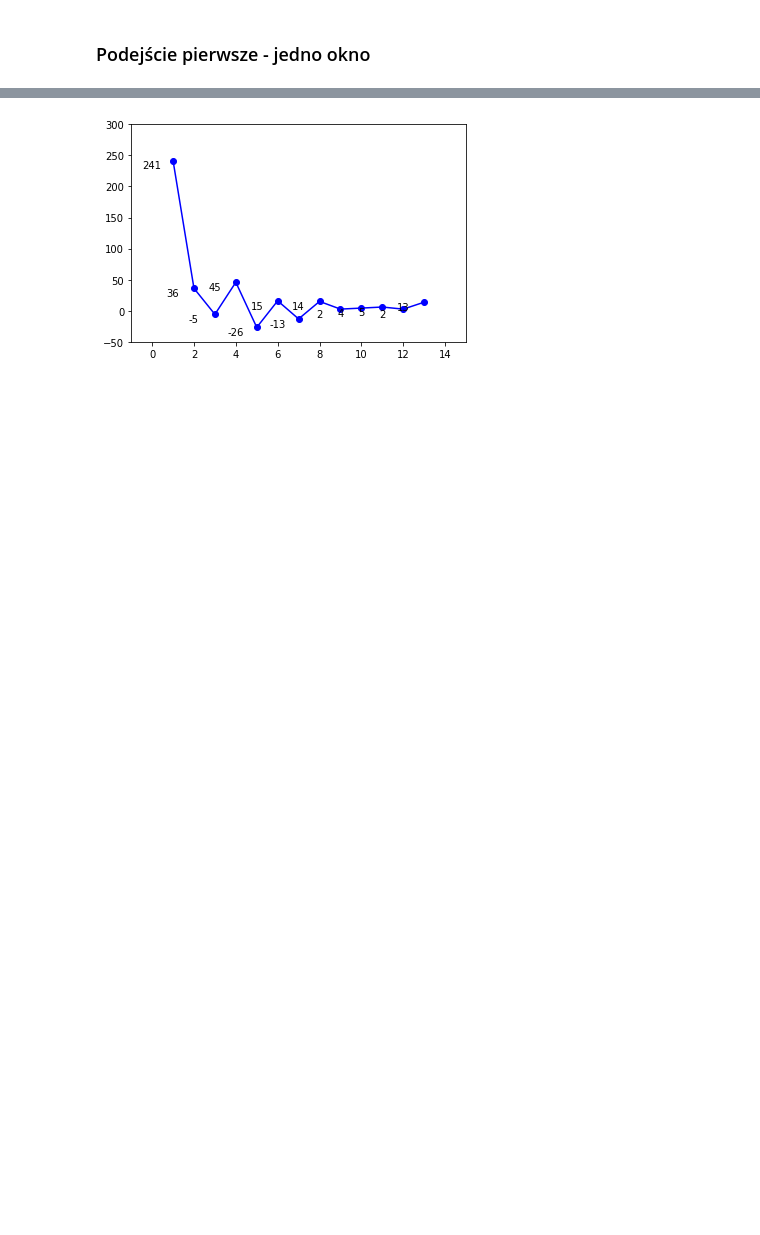
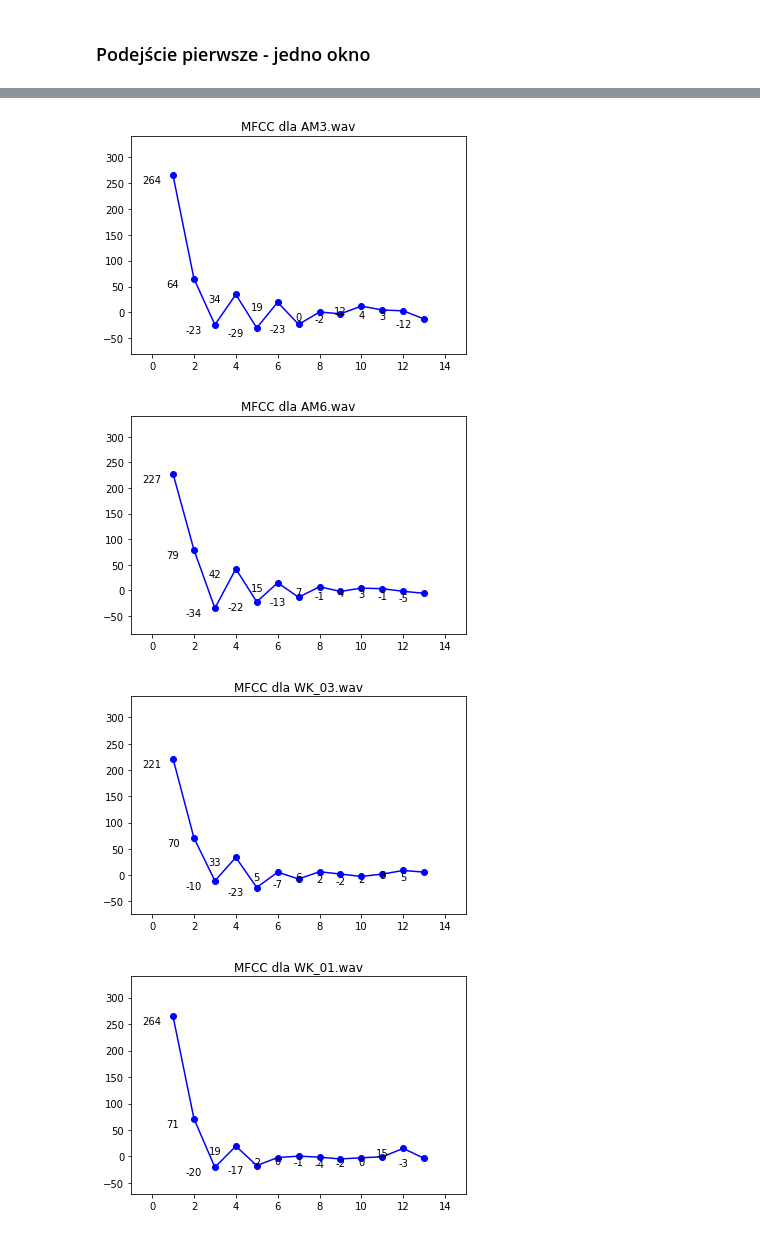
Before and after one commit to wkulczi/spykerrecog, a Jupyter notebook: dtw/knn.ipynb, the cells around one changed output, grey strips where cells are left out. Cells and saved outputs as stored; diff of their text form; code cells hidden in the pictures; blank space fills up the shorter version.

```diff
--- a/dtw/knn.ipynb
+++ b/dtw/knn.ipynb
@@ -13,3 +13,5 @@ for signal in signals:
                                           n_fft = len(signal["signal"])+256,
                                           hop_length = len(signal["signal"])+256,
                                           win_length = len(signal["signal"])+256)
+# %%
+czterysygnaly = [x for x in signals if x['label']=="AM"][:2] + [x for x in signals if x['label']=="WK"][:2]
@@ -16,21 +23,29 @@ for signal in signals:
+# %%
+for sig in czterysygnaly:
+    drawDiagram(sig["mfccs"], sig["name"])
+# %% [output]
+[figure, added]
+[figure, added]
+[figure, added]
+[figure, added]
 # %%
-import matplotlib.pyplot as plt
+def drawDiagram(cepstra, title):
+    import matplotlib.pyplot as plt
 
-fig = plt.figure()
-ax = fig.add_subplot(111)
+    fig = plt.figure()
+    ax = fig.add_subplot(111)
 
+    x =[1,2,3,4,5,6,7,8,9,10,11,12,13]
 
-x =[1,2,3,4,5,6,7,8,9,10,11,12,13]
+    y = cepstra
+    plt.plot(x, y, c ="blue")
+    plt.scatter(x, y, c ="blue")
 
-y = signals[90]["mfccs"]
-plt.plot(x, y, c ="blue")
-plt.scatter(x, y, c ="blue")
-
-for i,v in enumerate(y):
-    ax.text(i, v, "%d" %v, ha="center", va="top")
-# To show the plot
-plt.ylim(-50,300)
-plt.xlim(-1, 15)
-plt.show()
+    for i,v in enumerate(y):
+        ax.text(i, v, "%d" %v, ha="center", va="top")
+    # To show the plot
+    plt.title(f"MFCC dla {title}")
+    plt.ylim(min(y)-50,340)
+    plt.xlim(-1, 15)
+    plt.show()
+    fig.savefig(f'MFCC_{title}.png')
-# %% [output]
-[figure, removed]
```
Also changed, not shown: parts of 2 cells of this notebook.
